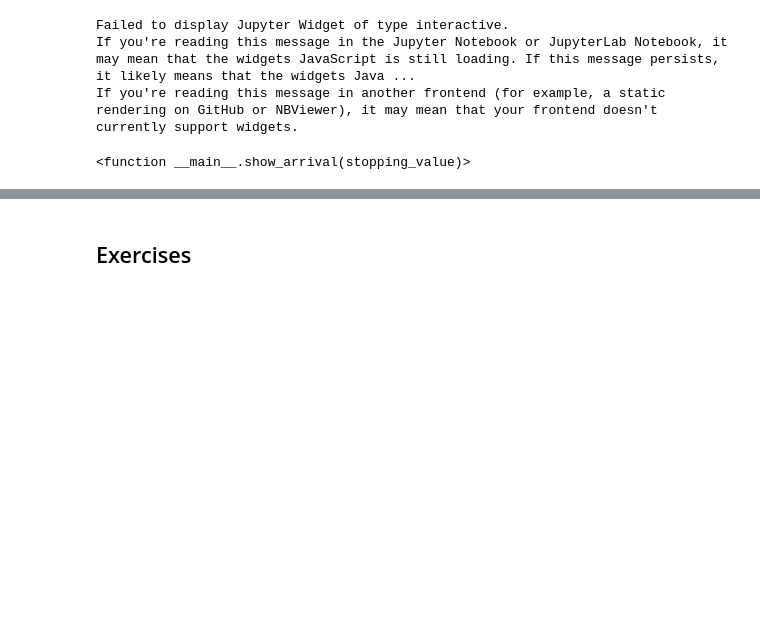
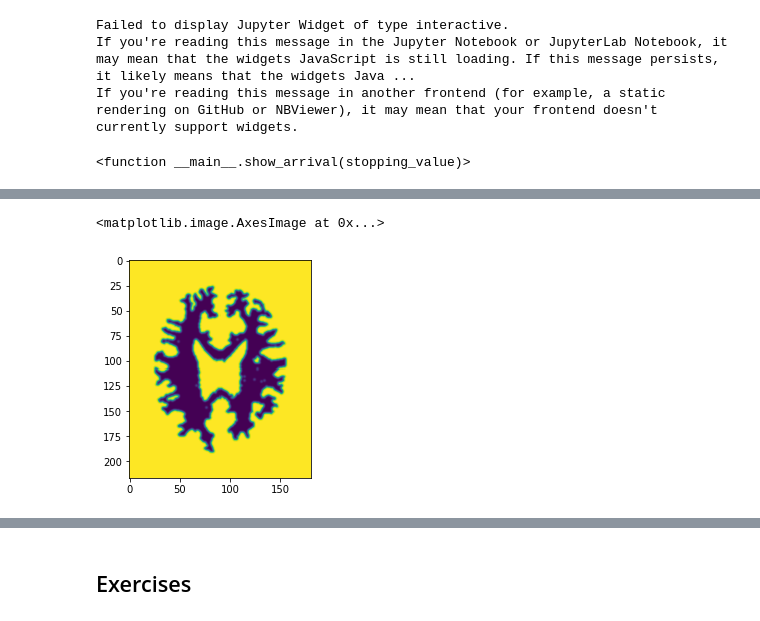
Before and after one commit to InsightSoftwareConsortium/ScientificImageAnalysisVisualizationAndArtificialIntelligenceCourse, a Jupyter notebook: 3_Segmentation.ipynb, the cells around one changed output, grey strips where cells are left out. Saved outputs shown, nothing was run; the diff lists cells and outputs as text; code cells hidden in the pictures; blank space fills up the shorter version.

Commit message:
ENH: Level Set Exercises

```diff
--- a/3_Segmentation.ipynb
+++ b/3_Segmentation.ipynb
@@ -326,0 +294,18 @@ streamer.Update()
+# %%
+# Prepare the initial level set image
+binary_mask = itk.imread('data/WhiteMatter.png', pixelType=itk.ctype('float'))
+
+smoothing = itk.SmoothingRecursiveGaussianImageFilter.New(binary_mask)
+
+rescaler = itk.IntensityWindowingImageFilter[FloatImageType,FloatImageType].New(smoothing)
+rescaler.SetWindowMinimum(0)
+rescaler.SetWindowMaximum(255)
+# Invert the input level set to have negative values inside
+rescaler.SetOutputMinimum(5.0)
+rescaler.SetOutputMaximum(-5.0)
+
+rescaler.Update()
+plt.imshow(itk.GetArrayViewFromImage(rescaler))
+# %% [output]
+<matplotlib.image.AxesImage at 0x...>
+[figure, added]
```
Also changed, not shown: parts of 16 cells of this notebook, 2 other files.
